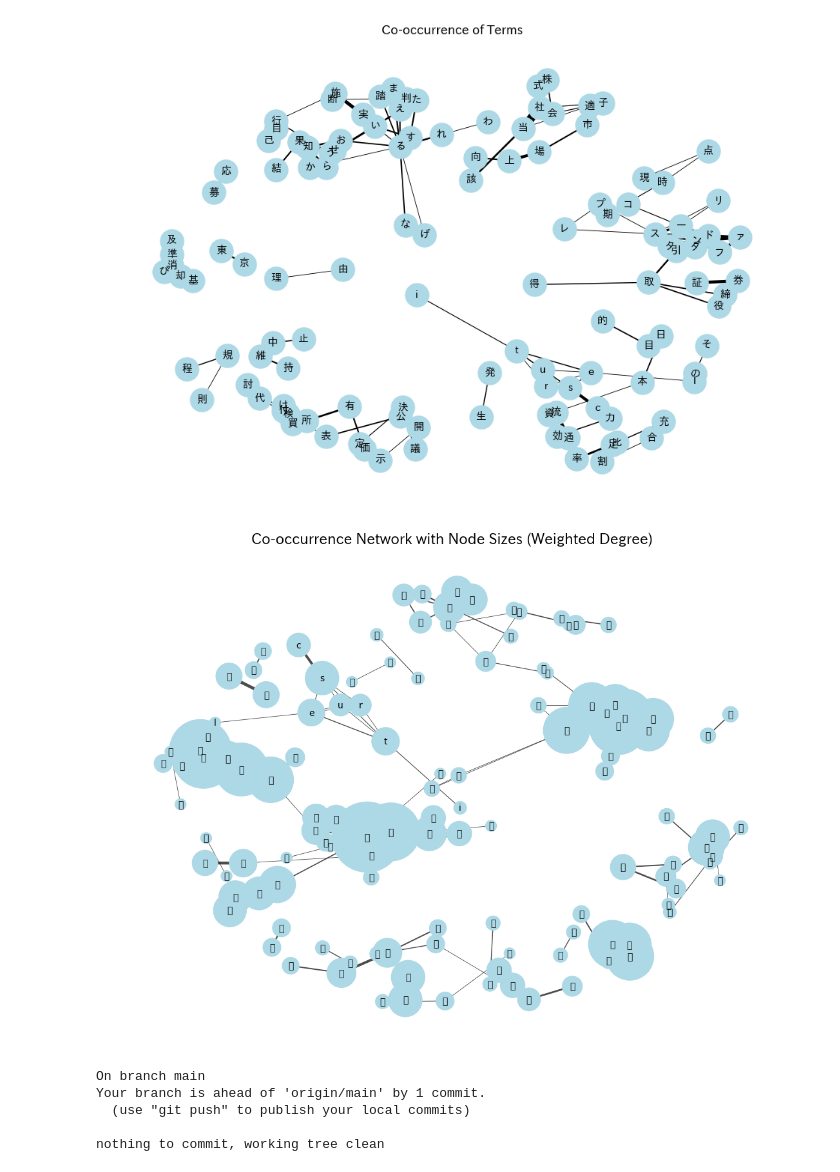
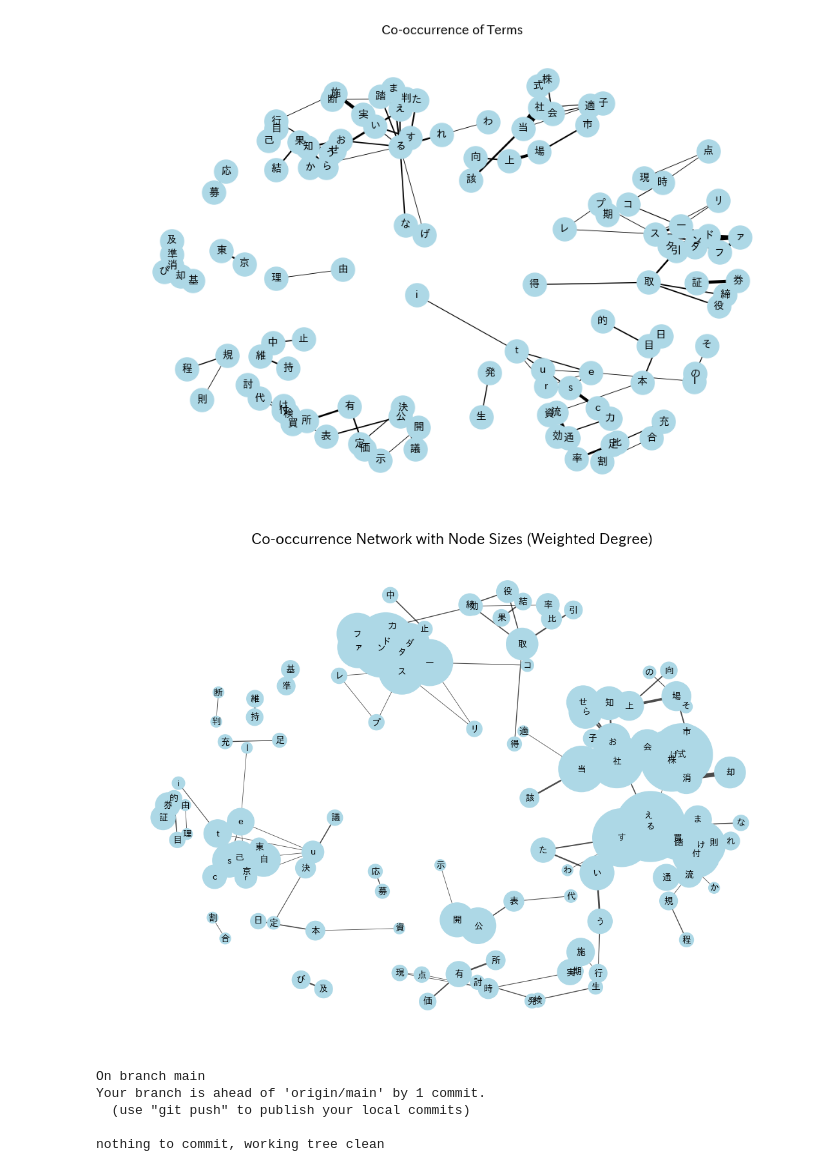
Before and after one commit to shun0109/colab, a Jupyter notebook: Untitled1.ipynb, the cells around one changed output. Drawn from its saved outputs; the diff is of its cells as text; code cells hidden in the pictures.

```diff
--- a/Untitled1.ipynb
+++ b/Untitled1.ipynb
@@ -503,35 +503,35 @@ plot_cooccurrence_graph(G, title="Co-occurrence of Terms")
 import networkx as nx
 import matplotlib.pyplot as plt
 # from matplotlib import rcParams
 
 # Set Japanese font
 rcParams['font.family'] = 'IPAexGothic'
 japanize_matplotlib.japanize()
 # Build your graph G here (as before)
 
 # Compute weighted degree for each node
 weighted_degree = dict(G.degree(weight='weight'))
 
 # Set node sizes based on weighted degree
 node_sizes = [weighted_degree[node]*50 for node in G.nodes()]  # scale factor to adjust size
 
 # Set edge width based on co-occurrence weight
 edge_widths = [d['weight']*0.2 for (u, v, d) in G.edges(data=True)]
 
 # Draw graph
 pos = nx.spring_layout(G, k=0.5, iterations=50)
 plt.figure(figsize=(14, 10))
 
 nx.draw_networkx_nodes(G, pos, node_size=node_sizes, node_color="lightblue")
 nx.draw_networkx_edges(G, pos, width=edge_widths, alpha=0.7)
-nx.draw_networkx_labels(G, pos, font_size=10)
+nx.draw_networkx_labels(G, pos, font_size=10,font_family='IPAexGothic')
 
 
 plt.title("Co-occurrence Network with Node Sizes (Weighted Degree)", fontsize=16)
 plt.axis('off')
 plt.show()
 # %% [output]
-[figure, old version]
+[figure, new version]
 # %%
 # df_txt=preprocess(df,'PDF_Text')
 # %%
```
